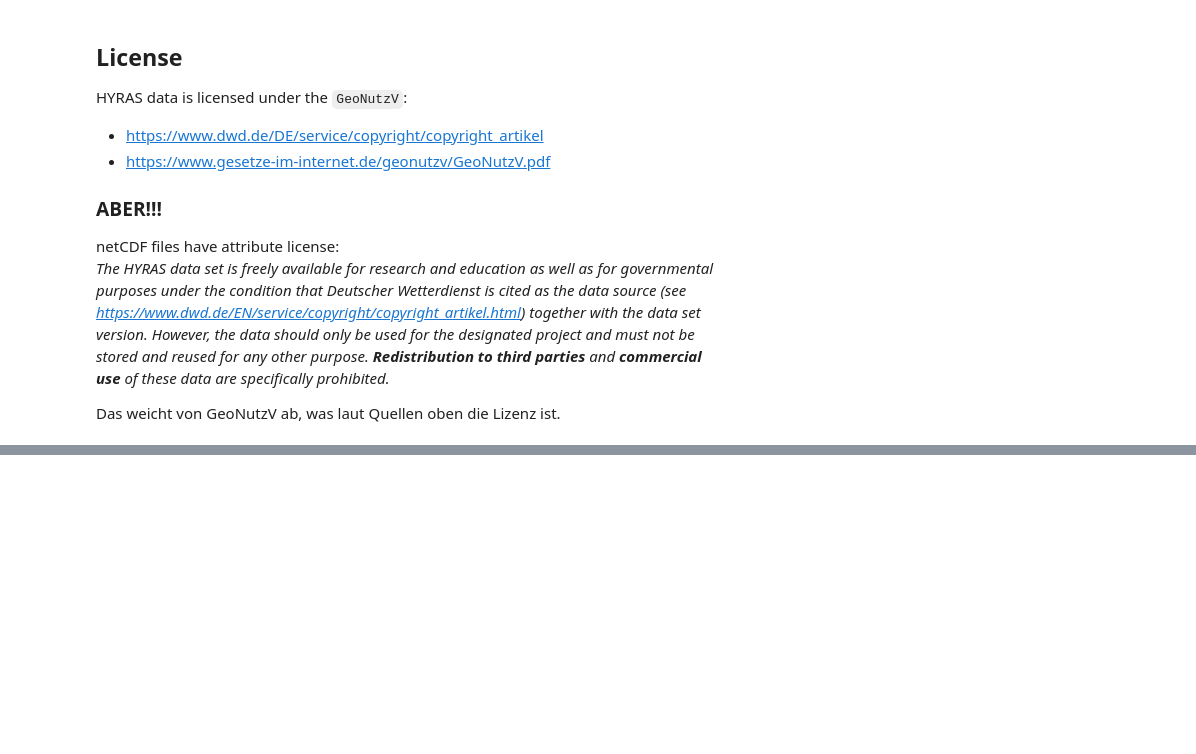
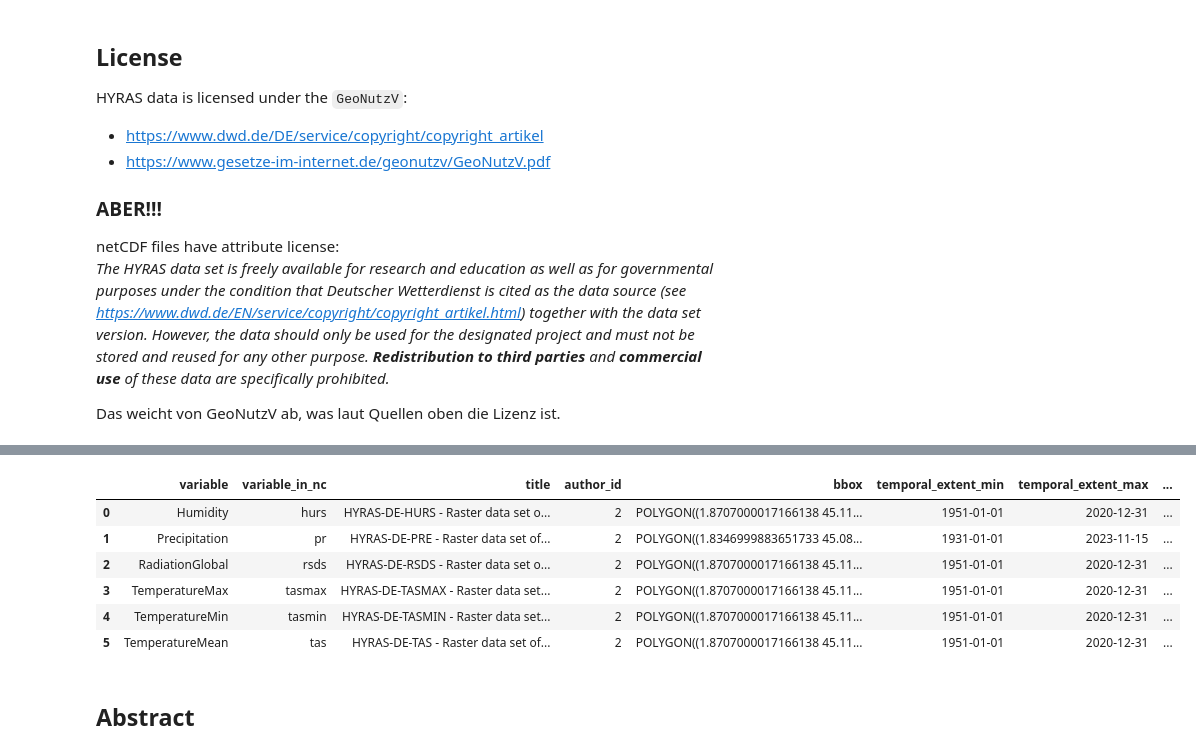
Before and after one commit to VForWaTer/scripts, a Jupyter notebook: hyras/upload_hyras.ipynb, the cells around one changed output, grey strips where cells are left out. Saved outputs shown, nothing was run; the diff lists cells and outputs as text; code cells hidden in the pictures; blank space fills up the shorter version.

```diff
--- a/hyras/upload_hyras.ipynb
+++ b/hyras/upload_hyras.ipynb
@@ -206,11 +232,0 @@ metadata["license_id"] = license.id
-# %%
-for var in var_mapping.keys():
-    # all air temperature variables (min, max, mean) have the same variable(?) -> all just air temperature
-    if "Temperature" in var:
-        variable = api.find_variable(session, name=f"air temperature", return_iterator=True).first()
-        print(variable)
-    else:
-        var = var.lower()
-        print(var)
-        variable = api.find_variable(session, name=f"*{var}*", return_iterator=True).first()
-        print(variable)
@@ -280,0 +238,39 @@ Data variables:
+# %%
+# precipitation could be missing
+var_precipitation =  api.find_variable(session, name='precipitation', return_iterator=True).first()
+if var_precipitation is None and UPLOAD:
+    keyword_precipitation_id = api.find_keyword(session, value='PRECIPITATION AMOUNT', return_iterator=True).first().id
+    var_precipitation = api.add_variable(session, name='precipitation', symbol='P', column_names=['precipitation'], unit="milimeter", keyword=keyword_precipitation_id)
+
+# global radiation (here: shortwave radiation) could be missing
+var_radiation =  api.find_variable(session, name='shortwave radiation', return_iterator=True).first()
+if var_radiation is None and UPLOAD:
+    keyword_radiation_id = api.find_keyword(session, full_path="EARTH SCIENCE > ATMOSPHERE > ATMOSPHERIC RADIATION > SHORTWAVE RADIATION", return_iterator=True).first().id
+    var_radiation = api.add_variable(session, name='shortwave radiation', symbol='SR', column_names=['shortwave_radiation'], unit="watt per squaremeter", keyword=keyword_radiation_id)
+
+for var in var_mapping.keys():
+    # all air temperature variables (min, max, mean) have the same variable(?) -> all just air temperature
+    if "Temperature" in var:
+        variable_id = api.find_variable(session, name=f"air temperature", return_iterator=True).first().id
+
+    elif var == "RadiationGlobal":
+        variable_id = api.find_variable(session, name="shortwave radiation", return_iterator=True).first().id
+
+    else:
+        variable_id = api.find_variable(session, name=f"*{var.lower()}*", return_iterator=True).first().id
+
+    # add to metadata
+    metadata.loc[metadata["variable"] == var, "variable_id"] = variable_id
+
+metadata["variable_id"] = metadata["variable_id"].astype(int)
+metadata
+# %% [output]
+|  | variable | variable_in_nc | title | author_id | bbox | temporal_extent_min | temporal_extent_max | ... |
+| 0 | Humidity | hurs | HYRAS-DE-HURS - Raster data set o... | 2 | POLYGON((1.8707000017166138 45.11... | 1951-01-01 | 2020-12-31 | ... |
+| 1 | Precipitation | pr | HYRAS-DE-PRE - Raster data set of... | 2 | POLYGON((1.8346999883651733 45.08... | 1931-01-01 | 2023-11-15 | ... |
+| 2 | RadiationGlobal | rsds | HYRAS-DE-RSDS - Raster data set o... | 2 | POLYGON((1.8707000017166138 45.11... | 1951-01-01 | 2020-12-31 | ... |
+| 3 | TemperatureMax | tasmax | HYRAS-DE-TASMAX - Raster data set... | 2 | POLYGON((1.8707000017166138 45.11... | 1951-01-01 | 2020-12-31 | ... |
+| 4 | TemperatureMin | tasmin | HYRAS-DE-TASMIN - Raster data set... | 2 | POLYGON((1.8707000017166138 45.11... | 1951-01-01 | 2020-12-31 | ... |
+| 5 | TemperatureMean | tas | HYRAS-DE-TAS - Raster data set of... | 2 | POLYGON((1.8707000017166138 45.11... | 1951-01-01 | 2020-12-31 | ... |
+# %% [markdown]
+## Abstract
```
Also changed, not shown: parts of 26 cells of this notebook.
